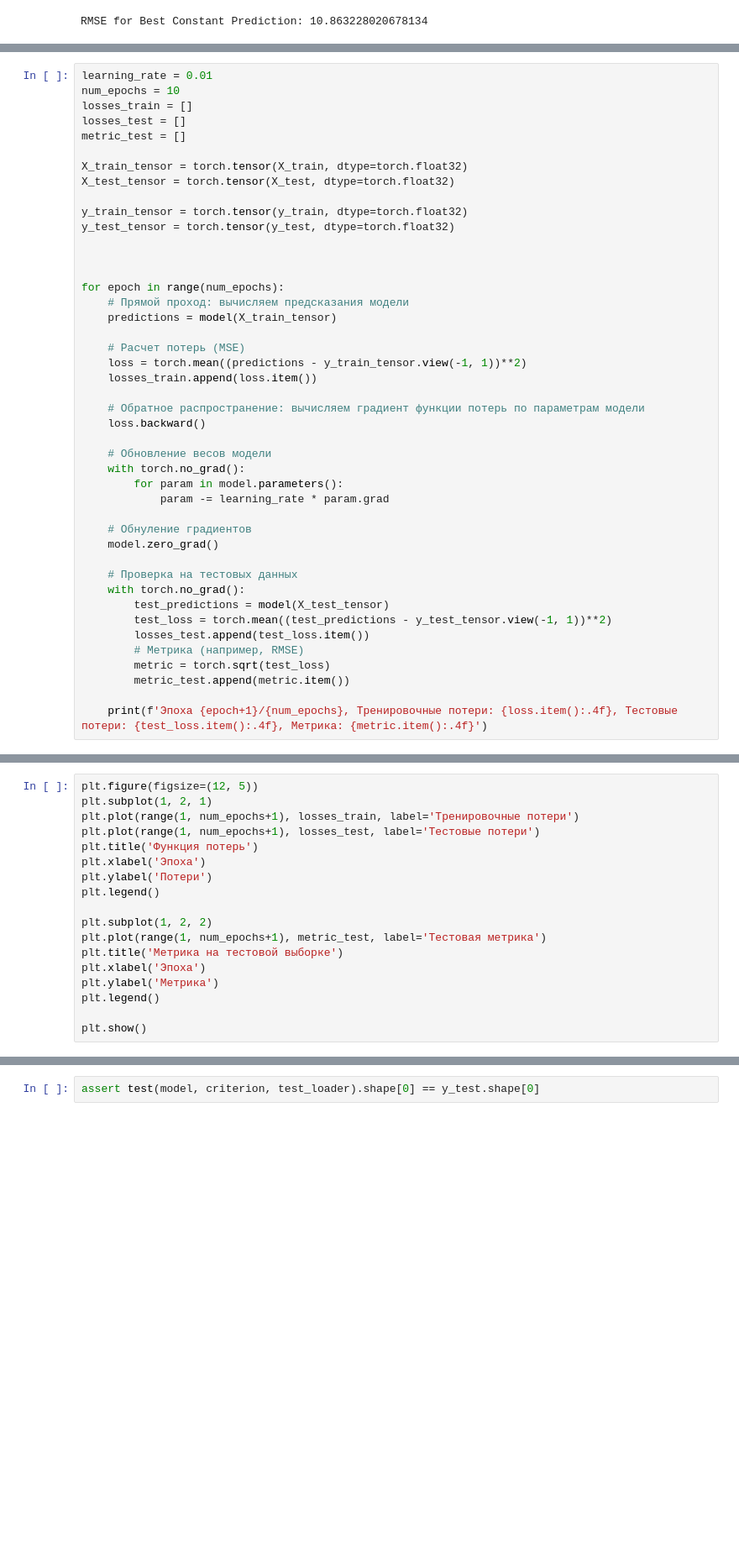
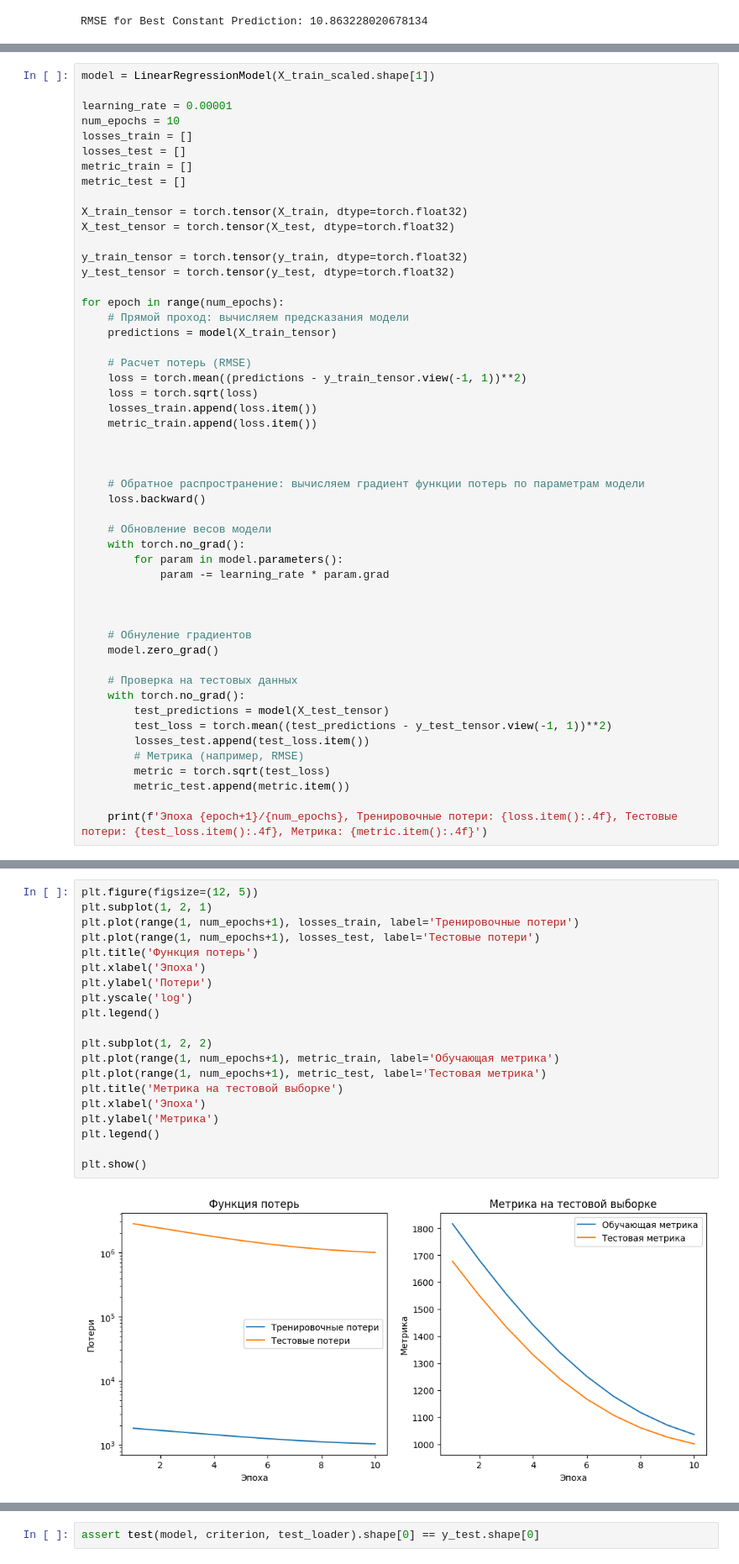
Before and after one commit to Romaniox/Sirius, a Jupyter notebook: hw_dl_01_task.ipynb, the cells around one changed output, grey strips where cells are left out. Shown at 84% size. Drawn from its saved outputs; the diff is of its cells as text; blank space fills up the shorter version.

```diff
--- a/hw_dl_01_task.ipynb
+++ b/hw_dl_01_task.ipynb
@@ -177,8 +175,11 @@ model = LinearRegressionModel(X_train_scaled.shape[1])
 # %%
-learning_rate = 0.01
+model = LinearRegressionModel(X_train_scaled.shape[1])
+
+learning_rate = 0.00001
 num_epochs = 10
 losses_train = []
 losses_test = []
+metric_train = []
 metric_test = []
 
 X_train_tensor = torch.tensor(X_train, dtype=torch.float32)
@@ -187,15 +188,17 @@ X_test_tensor = torch.tensor(X_test, dtype=torch.float32)
 y_train_tensor = torch.tensor(y_train, dtype=torch.float32)
 y_test_tensor = torch.tensor(y_test, dtype=torch.float32)
 
-
-
 for epoch in range(num_epochs):
     # Прямой проход: вычисляем предсказания модели
     predictions = model(X_train_tensor)
 
-    # Расчет потерь (MSE)
+    # Расчет потерь (RMSE)
     loss = torch.mean((predictions - y_train_tensor.view(-1, 1))**2)
+    loss = torch.sqrt(loss)
     losses_train.append(loss.item())
+    metric_train.append(loss.item())
+
+
 
     # Обратное распространение: вычисляем градиент функции потерь по параметрам модели
     loss.backward()
@@ -204,6 +207,8 @@ for epoch in range(num_epochs):
     with torch.no_grad():
         for param in model.parameters():
             param -= learning_rate * param.grad
+
+
 
     # Обнуление градиентов
     model.zero_grad()
@@ -232,21 +237,25 @@ for epoch in range(num_epochs):
 # %%
 plt.figure(figsize=(12, 5))
 plt.subplot(1, 2, 1)
 plt.plot(range(1, num_epochs+1), losses_train, label='Тренировочные потери')
 plt.plot(range(1, num_epochs+1), losses_test, label='Тестовые потери')
 plt.title('Функция потерь')
 plt.xlabel('Эпоха')
 plt.ylabel('Потери')
+plt.yscale('log')
 plt.legend()
 
 plt.subplot(1, 2, 2)
+plt.plot(range(1, num_epochs+1), metric_train, label='Обучающая метрика')
 plt.plot(range(1, num_epochs+1), metric_test, label='Тестовая метрика')
 plt.title('Метрика на тестовой выборке')
 plt.xlabel('Эпоха')
 plt.ylabel('Метрика')
 plt.legend()
 
 plt.show()
+# %% [output]
+[figure, added]
 # %% [markdown]
 ## Задание 2. (максимум 10 баллов)
 
```
Also changed, not shown: parts of 11 cells of this notebook.
